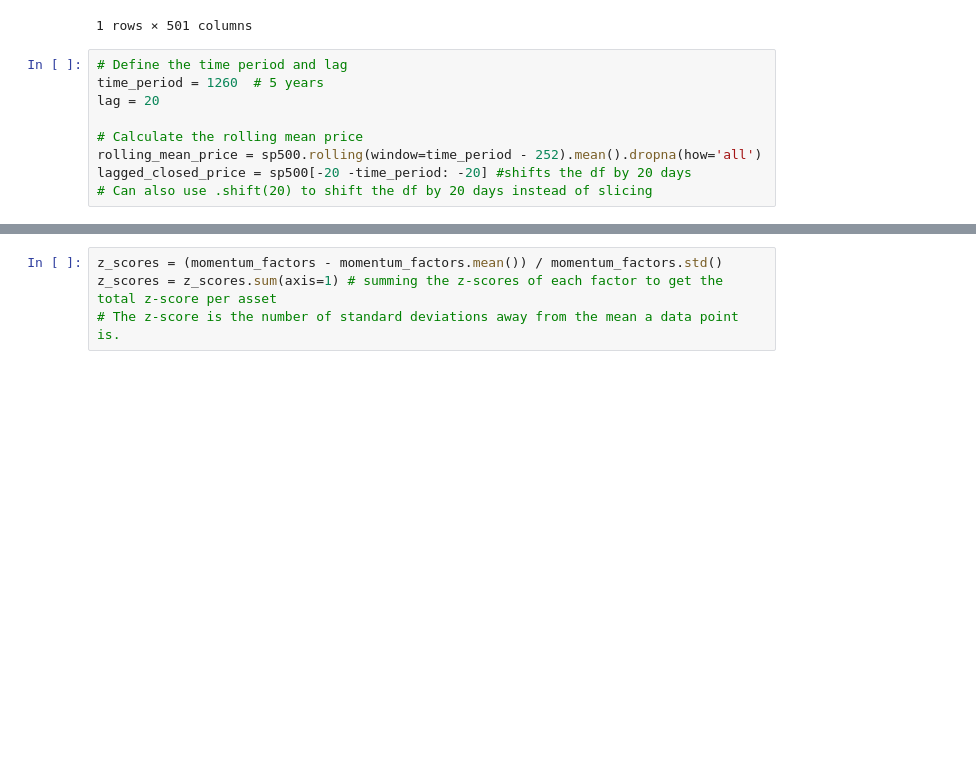
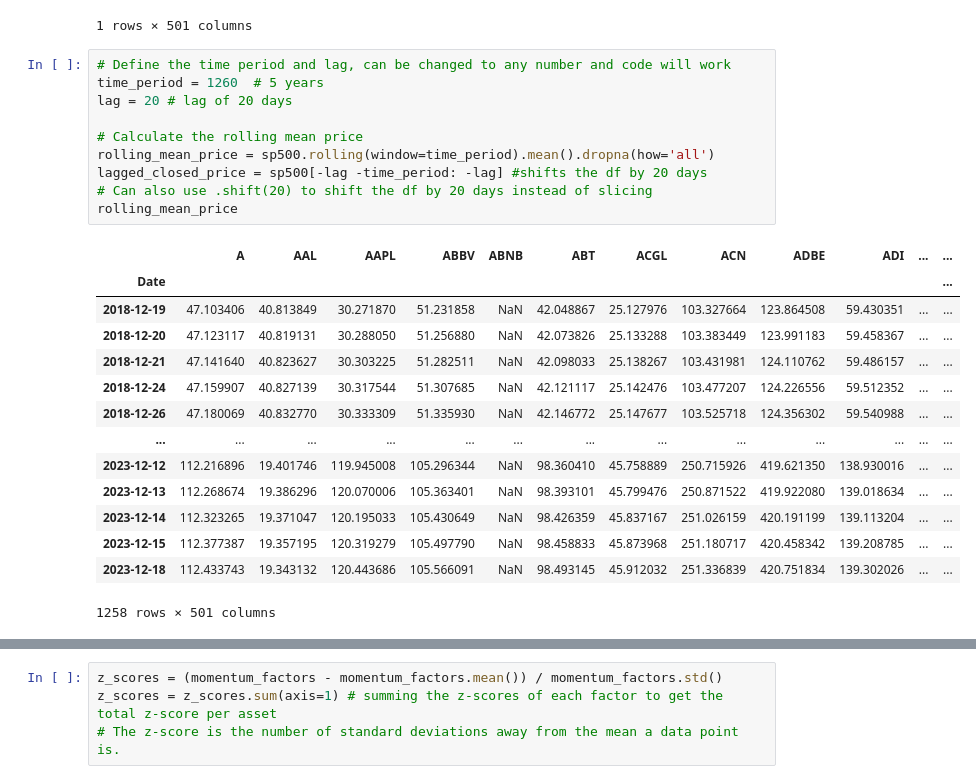
Before and after one commit to CCNY-Analytics-and-Quant/Quantative-Finance-Repo, a Jupyter notebook: Final-Project/workbooks/JB_draft/final_project.ipynb, the cells around one changed output, grey strips where cells are left out. Cells and saved outputs as stored; diff of their text form; blank space fills up the shorter version.

```diff
--- a/Final-Project/workbooks/JB_draft/final_project.ipynb
+++ b/Final-Project/workbooks/JB_draft/final_project.ipynb
@@ -27,11 +27,27 @@ sp500.tail(1) #Adjusted Close
 | 2023-12-18 00:00:00 | 137.880005 | 14.175 | 196.460007 | 153.839996 | 147.375 | 108.300003 | 74.82 | 341.720001 | 599.799988 | 196.850006 | ... | ... |
 1 rows × 501 columns
 # %%
-# Define the time period and lag
+# Define the time period and lag, can be changed to any number and code will work
 time_period = 1260  # 5 years
-lag = 20
+lag = 20 # lag of 20 days
 
 # Calculate the rolling mean price
-rolling_mean_price = sp500.rolling(window=time_period - 252).mean().dropna(how='all')
-lagged_closed_price = sp500[-20 -time_period: -20] #shifts the df by 20 days
+rolling_mean_price = sp500.rolling(window=time_period).mean().dropna(how='all')
+lagged_closed_price = sp500[-lag -time_period: -lag] #shifts the df by 20 days
 # Can also use .shift(20) to shift the df by 20 days instead of slicing
+rolling_mean_price
+# %% [output]
+|  | A | AAL | AAPL | ABBV | ABNB | ABT | ACGL | ACN | ADBE | ADI | ... | ... |
+| Date |  |  |  |  |  |  |  |  |  |  |  | ... |
+| 2018-12-19 | 47.103406 | 40.813849 | 30.271870 | 51.231858 | NaN | 42.048867 | 25.127976 | 103.327664 | 123.864508 | 59.430351 | ... | ... |
+| 2018-12-20 | 47.123117 | 40.819131 | 30.288050 | 51.256880 | NaN | 42.073826 | 25.133288 | 103.383449 | 123.991183 | 59.458367 | ... | ... |
+| 2018-12-21 | 47.141640 | 40.823627 | 30.303225 | 51.282511 | NaN | 42.098033 | 25.138267 | 103.431981 | 124.110762 | 59.486157 | ... | ... |
+| 2018-12-24 | 47.159907 | 40.827139 | 30.317544 | 51.307685 | NaN | 42.121117 | 25.142476 | 103.477207 | 124.226556 | 59.512352 | ... | ... |
+| 2018-12-26 | 47.180069 | 40.832770 | 30.333309 | 51.335930 | NaN | 42.146772 | 25.147677 | 103.525718 | 124.356302 | 59.540988 | ... | ... |
+| ... | ... | ... | ... | ... | ... | ... | ... | ... | ... | ... | ... | ... |
+| 2023-12-12 | 112.216896 | 19.401746 | 119.945008 | 105.296344 | NaN | 98.360410 | 45.758889 | 250.715926 | 419.621350 | 138.930016 | ... | ... |
+| 2023-12-13 | 112.268674 | 19.386296 | 120.070006 | 105.363401 | NaN | 98.393101 | 45.799476 | 250.871522 | 419.922080 | 139.018634 | ... | ... |
+| 2023-12-14 | 112.323265 | 19.371047 | 120.195033 | 105.430649 | NaN | 98.426359 | 45.837167 | 251.026159 | 420.191199 | 139.113204 | ... | ... |
+| 2023-12-15 | 112.377387 | 19.357195 | 120.319279 | 105.497790 | NaN | 98.458833 | 45.873968 | 251.180717 | 420.458342 | 139.208785 | ... | ... |
+| 2023-12-18 | 112.433743 | 19.343132 | 120.443686 | 105.566091 | NaN | 98.493145 | 45.912032 | 251.336839 | 420.751834 | 139.302026 | ... | ... |
+1258 rows × 501 columns
```
Also changed, not shown: parts of 9 cells of this notebook.
